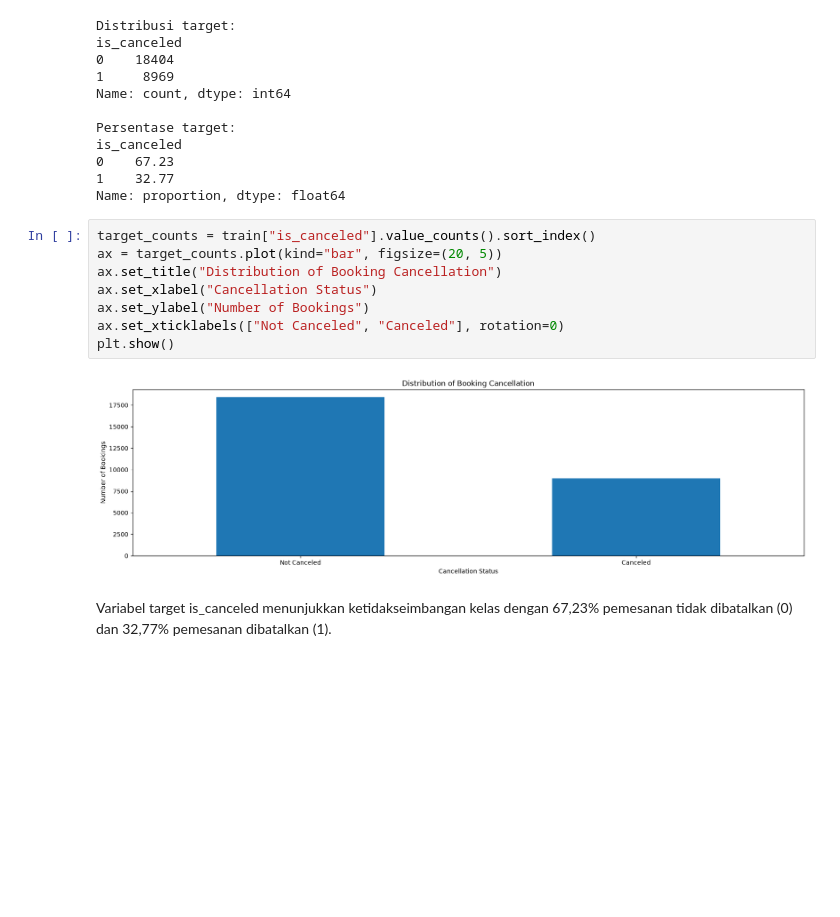
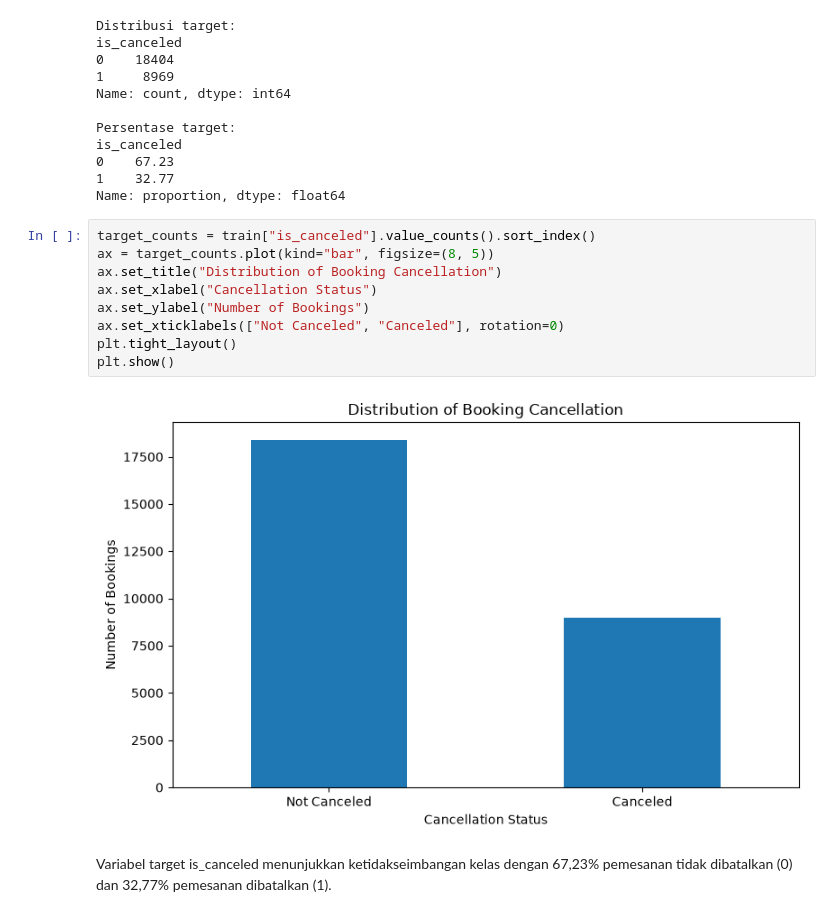
Before and after one commit to adielrum/IF3170_G32_PasukanPramaPutra, a Jupyter notebook: src/data_processing/eda.ipynb, the cells around one changed output. Saved outputs shown, nothing was run; the diff lists cells and outputs as text; blank space fills up the shorter version.

```diff
--- a/src/data_processing/eda.ipynb
+++ b/src/data_processing/eda.ipynb
@@ -224,14 +245,15 @@ is_canceled
 Name: proportion, dtype: float64
 # %%
 target_counts = train["is_canceled"].value_counts().sort_index()
-ax = target_counts.plot(kind="bar", figsize=(20, 5))
+ax = target_counts.plot(kind="bar", figsize=(8, 5))
 ax.set_title("Distribution of Booking Cancellation")
 ax.set_xlabel("Cancellation Status")
 ax.set_ylabel("Number of Bookings")
 ax.set_xticklabels(["Not Canceled", "Canceled"], rotation=0)
+plt.tight_layout()
 plt.show()
 # %% [output]
-[figure, old version]
+[figure, new version]
 # %% [markdown]
 Variabel target is_canceled menunjukkan ketidakseimbangan kelas dengan 67,23% pemesanan tidak dibatalkan (0) dan 32,77% pemesanan dibatalkan (1).
 # %% [markdown]
```
Also changed, not shown: parts of 10 cells of this notebook.
